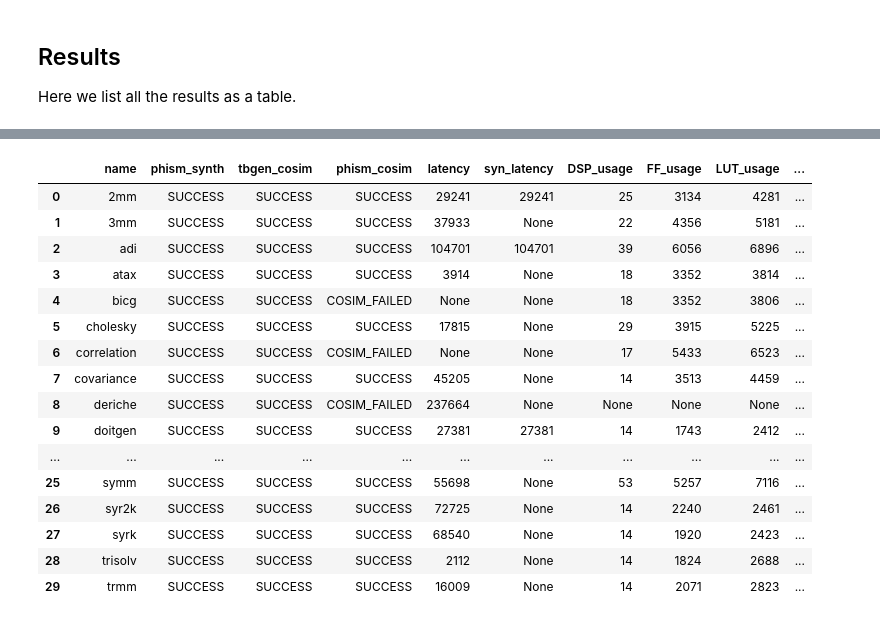
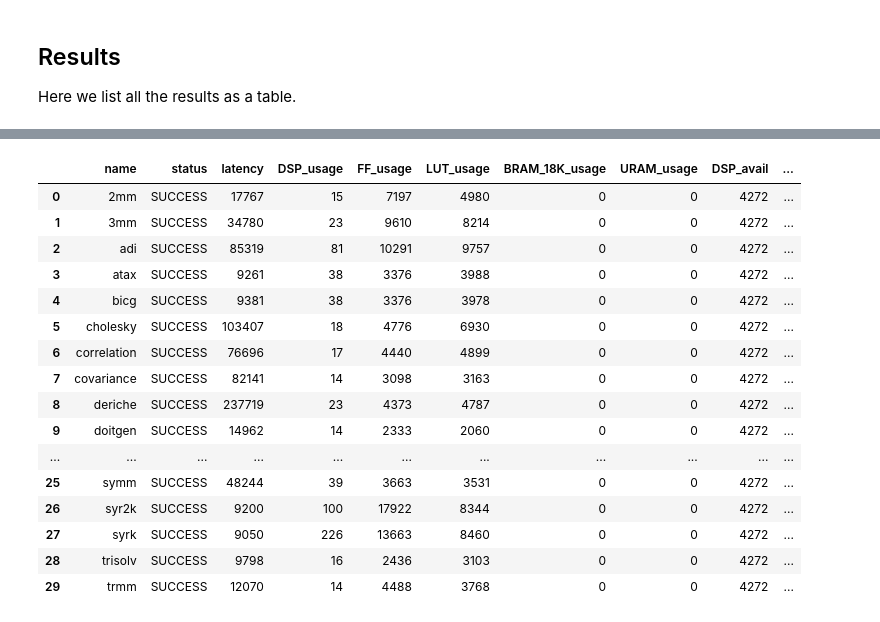
Before and after one commit to kumasento/polsca, a Jupyter notebook: notebooks/polybench-results.ipynb, the cells around one changed output, grey strips where cells are left out. Saved outputs shown, nothing was run; the diff lists cells and outputs as text; code cells hidden in the pictures.

Commit message:
Updated MINI results

```diff
--- a/notebooks/polybench-results.ipynb
+++ b/notebooks/polybench-results.ipynb
@@ -23,9 +29,9 @@ len(pb_utils.discover_examples('./example/polybench'))
 30
 # %%
 options = {
-  "baseline": pb_utils.PbFlowOptions(
-    pb_dir=os.path.join(pb_utils.get_project_root(), 'example', 'polybench'),
-    work_dir=os.path.join(pb_utils.get_project_root(), 'tmp', 'phism', 'pb-flow.baseline'),
+  "baseline": pb_flow.PbFlowOptions(
+    pb_dir=os.path.join(pb_flow.get_project_root(), 'example', 'polybench'),
+    work_dir=os.path.join(pb_flow.get_project_root(), 'tmp', 'phism', 'pb-flow.baseline'),
     job=30,
     polymer=False,
     cosim=True,
@@ -35,9 +41,9 @@ options = {
     loop_transforms=False,
     improve_pipelining=False,
   ),
-  "polymer": pb_utils.PbFlowOptions(
-    pb_dir=os.path.join(pb_utils.get_project_root(), 'example', 'polybench'),
-    work_dir=os.path.join(pb_utils.get_project_root(), 'tmp', 'phism', 'pb-flow.polymer'),
+  "polymer": pb_flow.PbFlowOptions(
+    pb_dir=os.path.join(pb_flow.get_project_root(), 'example', 'polybench'),
+    work_dir=os.path.join(pb_flow.get_project_root(), 'tmp', 'phism', 'pb-flow.polymer'),
     job=30,
     polymer=True,
     cosim=True,
@@ -45,7 +51,6 @@ options = {
     dataset='MINI',
     cleanup=False,
     loop_transforms=True,
-    max_span=1,
   ),
 }
 # %% [markdown]
@@ -118,24 +123,24 @@ baseline
 # %%
-polymer = pb_utils.to_pandas(pb_utils.process_pb_flow_result_dir(options['polymer'].work_dir, options['polymer']))
+polymer = pb_flow.to_pandas(pb_flow.process_pb_flow_result_dir(options['polymer'].work_dir, options['polymer']))
 polymer
 # %% [output]
-|  | name | phism_synth | tbgen_cosim | phism_cosim | latency | syn_latency | DSP_usage | FF_usage | LUT_usage | ... |
-| 0 | 2mm | SUCCESS | SUCCESS | SUCCESS | 29241 | 29241 | 25 | 3134 | 4281 | ... |
-| 1 | 3mm | SUCCESS | SUCCESS | SUCCESS | 37933 | None | 22 | 4356 | 5181 | ... |
-| 2 | adi | SUCCESS | SUCCESS | SUCCESS | 104701 | 104701 | 39 | 6056 | 6896 | ... |
-| 3 | atax | SUCCESS | SUCCESS | SUCCESS | 3914 | None | 18 | 3352 | 3814 | ... |
-| 4 | bicg | SUCCESS | SUCCESS | COSIM_FAILED | None | None | 18 | 3352 | 3806 | ... |
-| 5 | cholesky | SUCCESS | SUCCESS | SUCCESS | 17815 | None | 29 | 3915 | 5225 | ... |
-| 6 | correlation | SUCCESS | SUCCESS | COSIM_FAILED | None | None | 17 | 5433 | 6523 | ... |
-| 7 | covariance | SUCCESS | SUCCESS | SUCCESS | 45205 | None | 14 | 3513 | 4459 | ... |
-| 8 | deriche | SUCCESS | SUCCESS | COSIM_FAILED | 237664 | None | None | None | None | ... |
-| 9 | doitgen | SUCCESS | SUCCESS | SUCCESS | 27381 | 27381 | 14 | 1743 | 2412 | ... |
+|  | name | status | latency | DSP_usage | FF_usage | LUT_usage | BRAM_18K_usage | URAM_usage | DSP_avail | ... |
+| 0 | 2mm | SUCCESS | 17767 | 15 | 7197 | 4980 | 0 | 0 | 4272 | ... |
+| 1 | 3mm | SUCCESS | 34780 | 23 | 9610 | 8214 | 0 | 0 | 4272 | ... |
+| 2 | adi | SUCCESS | 85319 | 81 | 10291 | 9757 | 0 | 0 | 4272 | ... |
+| 3 | atax | SUCCESS | 9261 | 38 | 3376 | 3988 | 0 | 0 | 4272 | ... |
+| 4 | bicg | SUCCESS | 9381 | 38 | 3376 | 3978 | 0 | 0 | 4272 | ... |
+| 5 | cholesky | SUCCESS | 103407 | 18 | 4776 | 6930 | 0 | 0 | 4272 | ... |
+| 6 | correlation | SUCCESS | 76696 | 17 | 4440 | 4899 | 0 | 0 | 4272 | ... |
+| 7 | covariance | SUCCESS | 82141 | 14 | 3098 | 3163 | 0 | 0 | 4272 | ... |
+| 8 | deriche | SUCCESS | 237719 | 23 | 4373 | 4787 | 0 | 0 | 4272 | ... |
+| 9 | doitgen | SUCCESS | 14962 | 14 | 2333 | 2060 | 0 | 0 | 4272 | ... |
 | ... | ... | ... | ... | ... | ... | ... | ... | ... | ... | ... |
-| 25 | symm | SUCCESS | SUCCESS | SUCCESS | 55698 | None | 53 | 5257 | 7116 | ... |
-| 26 | syr2k | SUCCESS | SUCCESS | SUCCESS | 72725 | None | 14 | 2240 | 2461 | ... |
-| 27 | syrk | SUCCESS | SUCCESS | SUCCESS | 68540 | None | 14 | 1920 | 2423 | ... |
-| 28 | trisolv | SUCCESS | SUCCESS | SUCCESS | 2112 | None | 14 | 1824 | 2688 | ... |
-| 29 | trmm | SUCCESS | SUCCESS | SUCCESS | 16009 | None | 14 | 2071 | 2823 | ... |
+| 25 | symm | SUCCESS | 48244 | 39 | 3663 | 3531 | 0 | 0 | 4272 | ... |
+| 26 | syr2k | SUCCESS | 9200 | 100 | 17922 | 8344 | 0 | 0 | 4272 | ... |
+| 27 | syrk | SUCCESS | 9050 | 226 | 13663 | 8460 | 0 | 0 | 4272 | ... |
+| 28 | trisolv | SUCCESS | 9798 | 16 | 2436 | 3103 | 0 | 0 | 4272 | ... |
+| 29 | trmm | SUCCESS | 12070 | 14 | 4488 | 3768 | 0 | 0 | 4272 | ... |
 # %%
 from collections import defaultdict
 
```
Also changed, not shown: parts of 11 cells of this notebook, 3 other files.
